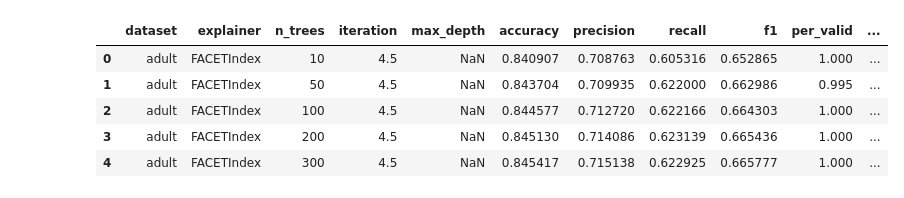
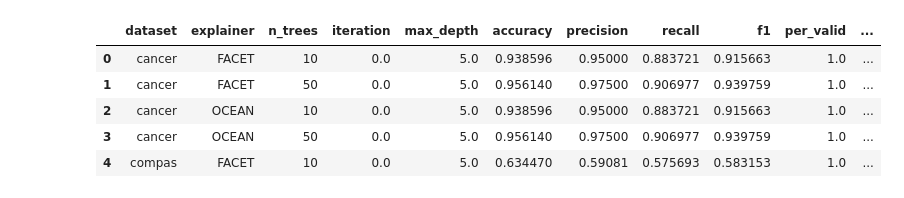
Before and after one commit to PeterVanNostrand/FACET, a Jupyter notebook: figures/vary_ntrees.ipynb, the cells around one changed output. Drawn from its saved outputs; the diff is of its cells as text; code cells hidden in the pictures.

```diff
--- a/figures/vary_ntrees.ipynb
+++ b/figures/vary_ntrees.ipynb
@@ -9,13 +9,13 @@ Experiment results files needed: VaryNtrees
 Results used in the paper are provided in "../results/final" if generating new results run each experiment and update the results paths below
 '''
 # path to each result file
-results_path = "..//results/final_revision/vary_ntrees_cutoff.csv"
+results_path = "../results/vary_ntrees_fig13_14.csv"
 
 # path to output the figure
 export_figures = True
-output_dir = "./final/"
-fig_save_name_1 = "vary_ntrees_time"
-fig_save_name_2 = "vary_ntrees_dist"
+output_dir = "./final/reproducibility/"
+fig_save_name_1 = "vary_ntrees_time_fig13_14"
+fig_save_name_2 = "vary_ntrees_dist_fig13_14"
 fig_type = ".pdf"
 # %%
 import os
@@ -51,11 +47,14 @@ colors = cmap.colors
 marker_size = 12
 line_width = 4
 ds_colors = {
-    dataset1: colors[0],
-    dataset2: colors[1],
-    dataset3: colors[2],
-    dataset4: colors[3],
-    dataset5: colors[4]
+    "adult": colors[0],
+    "cancer": colors[1],
+    "credit": colors[2],
+    "magic": colors[3],
+    "spambase": colors[4],
+    "compas": colors[0],
+    "glass": colors[1],
+    "spambase": colors[2],
 }
 epl_colors = {
     "AFT": colors[0],
@@ -70,36 +69,36 @@ explainer_markers = {
     "OCEAN": "s",
     "RFOCSE": "v",
     "MACE": "D"
 }
 marker_sizes = {
     "AFT": marker_size,
     "FACET": marker_size,
     "OCEAN": marker_size,
     "RFOCSE": marker_size,
     "MACE": marker_size
 }
 pretty_explainer_names = {
     "AFT": "AFT",
     "FACET": "FACET",
     "OCEAN": "OCEAN",
     "RFOCSE": "RFOCSE",
     "MACE": "MACE",
 }
 
 all_results = pd.read_csv(results_path).groupby(["dataset", "explainer", "n_trees"], as_index=False).mean()
 found_explainers = all_results["explainer"].unique()
 all_explainers = ["FACET", "OCEAN", "MACE", "RFOCSE", "AFT"]
 explainers = []
 for expl in all_explainers:
     if expl in found_explainers:
         explainers.append(expl)
 plot_fontsize = 20
 all_results.head()
 # %% [output]
 |  | dataset | explainer | n_trees | iteration | max_depth | accuracy | precision | recall | f1 | per_valid | ... |
-| 0 | adult | FACETIndex | 10 | 4.5 | NaN | 0.840907 | 0.708763 | 0.605316 | 0.652865 | 1.000 | ... |
-| 1 | adult | FACETIndex | 50 | 4.5 | NaN | 0.843704 | 0.709935 | 0.622000 | 0.662986 | 0.995 | ... |
-| 2 | adult | FACETIndex | 100 | 4.5 | NaN | 0.844577 | 0.712720 | 0.622166 | 0.664303 | 1.000 | ... |
-| 3 | adult | FACETIndex | 200 | 4.5 | NaN | 0.845130 | 0.714086 | 0.623139 | 0.665436 | 1.000 | ... |
-| 4 | adult | FACETIndex | 300 | 4.5 | NaN | 0.845417 | 0.715138 | 0.622925 | 0.665777 | 1.000 | ... |
+| 0 | cancer | FACET | 10 | 0.0 | 5.0 | 0.938596 | 0.95000 | 0.883721 | 0.915663 | 1.0 | ... |
+| 1 | cancer | FACET | 50 | 0.0 | 5.0 | 0.956140 | 0.97500 | 0.906977 | 0.939759 | 1.0 | ... |
+| 2 | cancer | OCEAN | 10 | 0.0 | 5.0 | 0.938596 | 0.95000 | 0.883721 | 0.915663 | 1.0 | ... |
+| 3 | cancer | OCEAN | 50 | 0.0 | 5.0 | 0.956140 | 0.97500 | 0.906977 | 0.939759 | 1.0 | ... |
+| 4 | compas | FACET | 10 | 0.0 | 5.0 | 0.634470 | 0.59081 | 0.575693 | 0.583153 | 1.0 | ... |
 # %%
```
Also changed, not shown: parts of 6 cells of this notebook, 5 other files.
